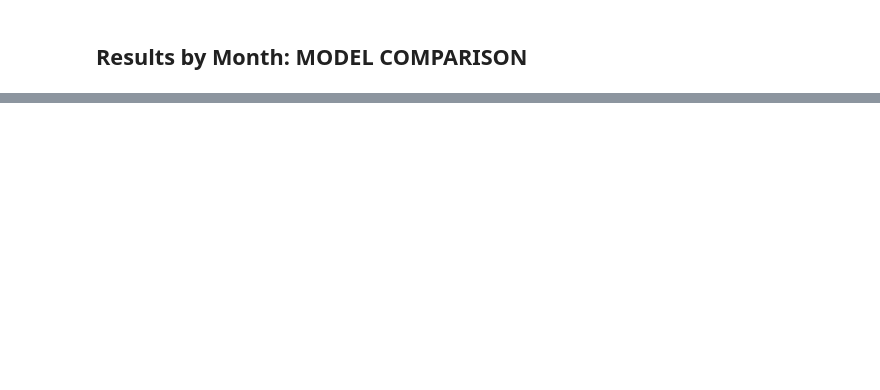
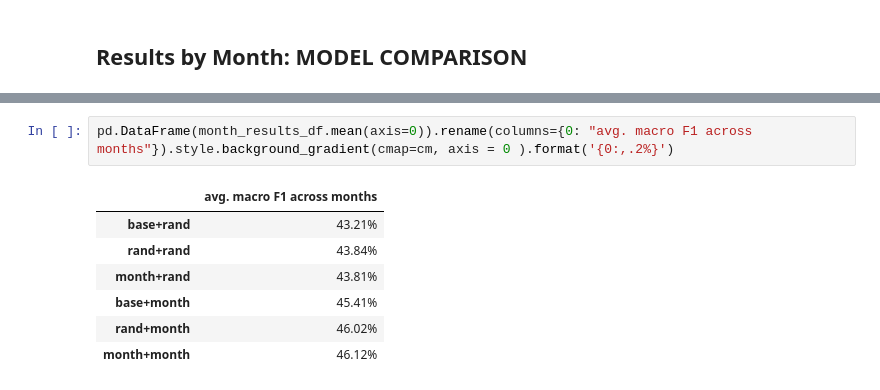
Before and after one commit to paul-rottger/temporal-adaptation, a Jupyter notebook: 4_evaluation/classification/evaluate_classification_results.ipynb, the cells around one changed output, grey strips where cells are left out. Drawn from its saved outputs; the diff is of its cells as text; blank space fills up the shorter version.

```diff
--- a/4_evaluation/classification/evaluate_classification_results.ipynb
+++ b/4_evaluation/classification/evaluate_classification_results.ipynb
@@ -664,0 +689,10 @@ month_results_df.style.background_gradient(cmap=cm, axis = 0 ).format('{0:,.2%}'
+# %%
+pd.DataFrame(month_results_df.mean(axis=0)).rename(columns={0: "avg. macro F1 across months"}).style.background_gradient(cmap=cm, axis = 0 ).format('{0:,.2%}')
+# %% [output]
+|  | avg. macro F1 across months |
+| base+rand | 43.21% |
+| rand+rand | 43.84% |
+| month+rand | 43.81% |
+| base+month | 45.41% |
+| rand+month | 46.02% |
+| month+month | 46.12% |
```
Also changed, not shown: parts of 8 cells of this notebook, 2 other files.
